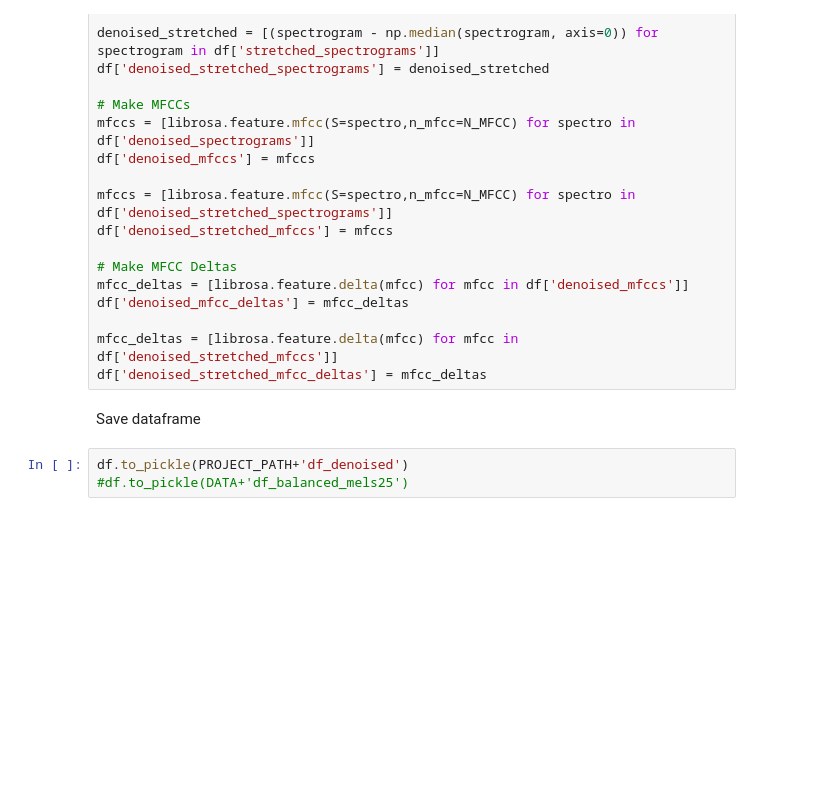
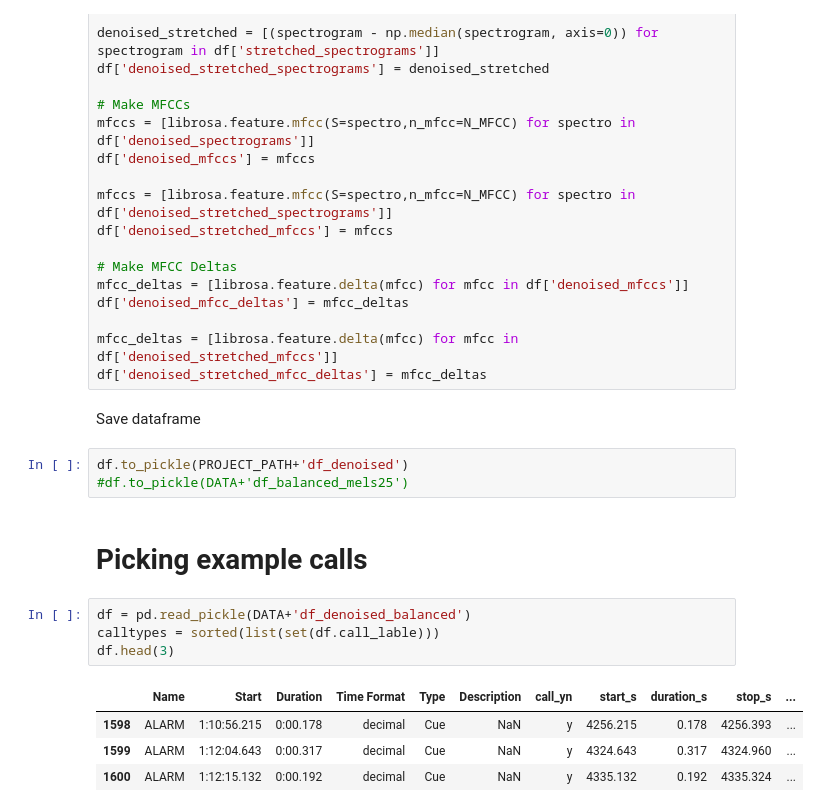
Before and after one commit to marathomas/meerkat, a Jupyter notebook: 01_meerkat_audio_to_df.ipynb, the cells around one changed output. Drawn from its saved outputs; the diff is of its cells as text; blank space fills up the shorter version.

```diff
--- a/01_meerkat_audio_to_df.ipynb
+++ b/01_meerkat_audio_to_df.ipynb
@@ -891,3 +899,14 @@ Save dataframe
 # %%
 df.to_pickle(PROJECT_PATH+'df_denoised')
 #df.to_pickle(DATA+'df_balanced_mels25')
+# %% [markdown]
+# Picking example calls
+# %%
+df = pd.read_pickle(DATA+'df_denoised_balanced')
+calltypes = sorted(list(set(df.call_lable)))
+df.head(3)
+# %% [output]
+|  | Name | Start | Duration | Time Format | Type | Description | call_yn | start_s | duration_s | stop_s | ... |
+| 1598 | ALARM | 1:10:56.215 | 0:00.178 | decimal | Cue | NaN | y | 4256.215 | 0.178 | 4256.393 | ... |
+| 1599 | ALARM | 1:12:04.643 | 0:00.317 | decimal | Cue | NaN | y | 4324.643 | 0.317 | 4324.960 | ... |
+| 1600 | ALARM | 1:12:15.132 | 0:00.192 | decimal | Cue | NaN | y | 4335.132 | 0.192 | 4335.324 | ... |
```
Also changed, not shown: parts of 8 cells of this notebook.
